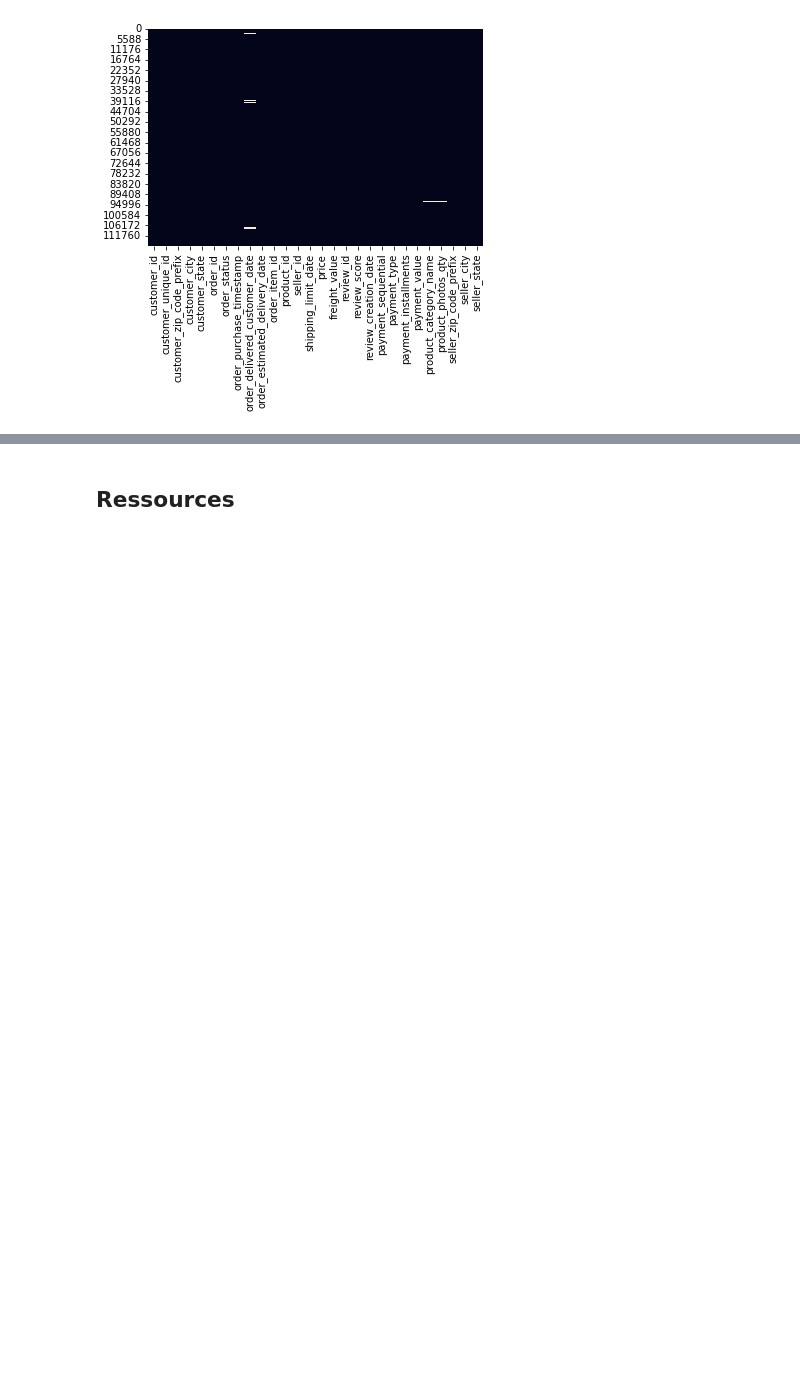
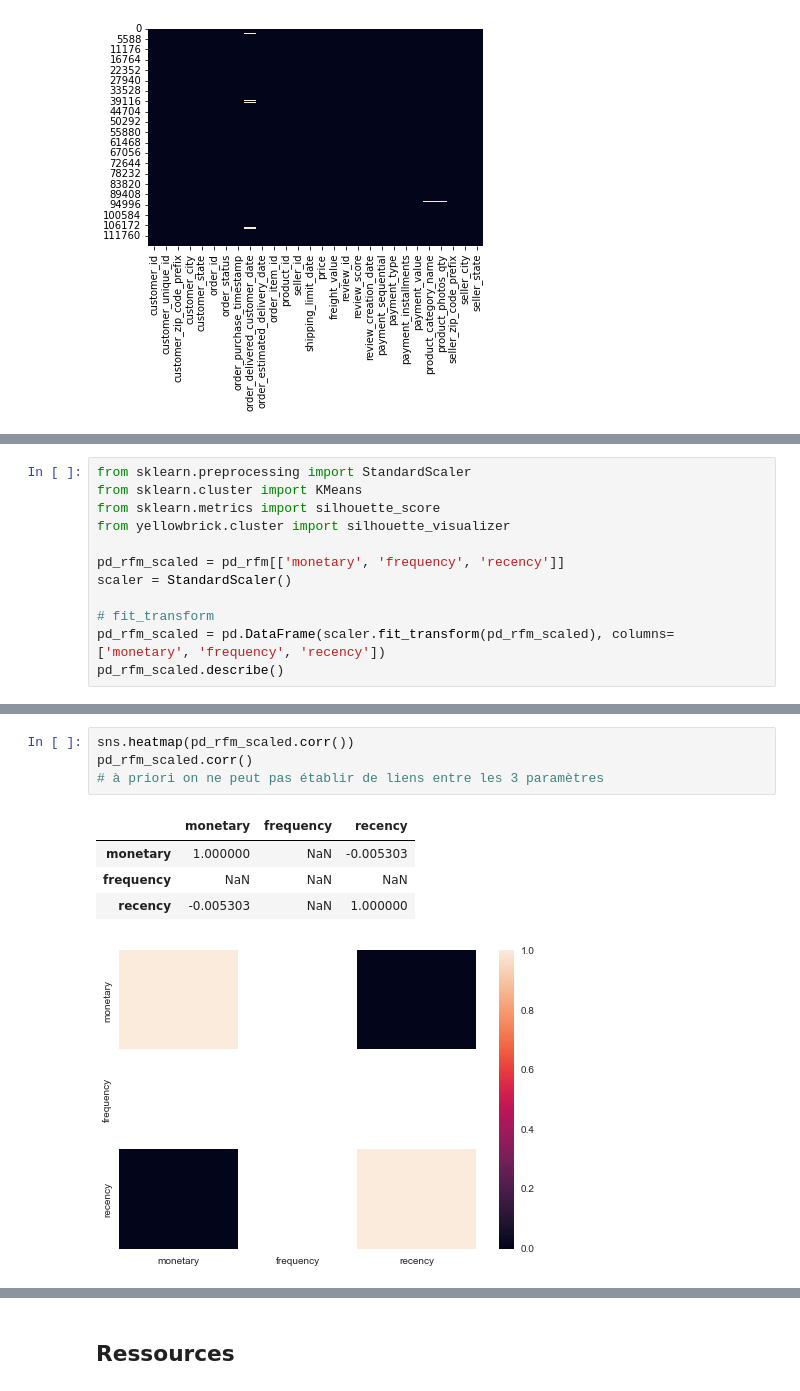
Before and after one commit to ibrahim-sayhan/clustring, a Jupyter notebook: ProjetAI2_ClusteringForLubmarine.ipynb, the cells around one changed output, grey strips where cells are left out. Drawn from its saved outputs; the diff is of its cells as text; blank space fills up the shorter version.

```diff
--- a/ProjetAI2_ClusteringForLubmarine.ipynb
+++ b/ProjetAI2_ClusteringForLubmarine.ipynb
@@ -446,0 +420,12 @@ df[df.customer_unique_id == '8d50f5eadf50201ccdcedfb9e2ac8455']['total_pay'].sum
+# %%
+from sklearn.preprocessing import StandardScaler
+from sklearn.cluster import KMeans
+from sklearn.metrics import silhouette_score
+from yellowbrick.cluster import silhouette_visualizer
+
+pd_rfm_scaled = pd_rfm[['monetary', 'frequency', 'recency']]
+scaler = StandardScaler()
+
+# fit_transform
+pd_rfm_scaled = pd.DataFrame(scaler.fit_transform(pd_rfm_scaled), columns=['monetary', 'frequency', 'recency'])
+pd_rfm_scaled.describe()
@@ -446,0 +442,10 @@ df[df.customer_unique_id == '8d50f5eadf50201ccdcedfb9e2ac8455']['total_pay'].sum
+# %%
+sns.heatmap(pd_rfm_scaled.corr())
+pd_rfm_scaled.corr()
+# à priori on ne peut pas établir de liens entre les 3 paramètres
+# %% [output]
+|  | monetary | frequency | recency |
+| monetary | 1.000000 | NaN | -0.005303 |
+| frequency | NaN | NaN | NaN |
+| recency | -0.005303 | NaN | 1.000000 |
+[figure, added]
```
Also changed, not shown: parts of 19 cells of this notebook.
